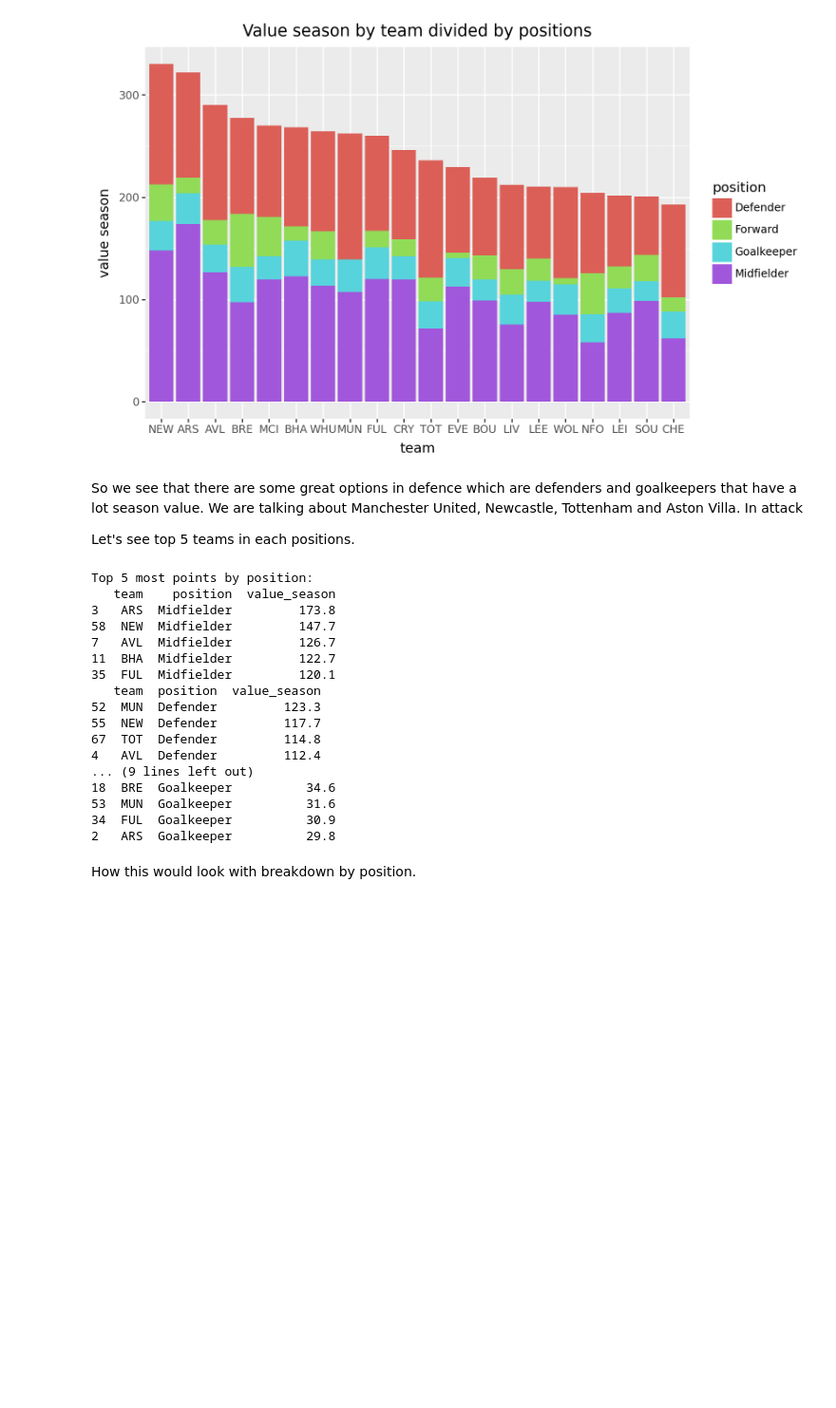
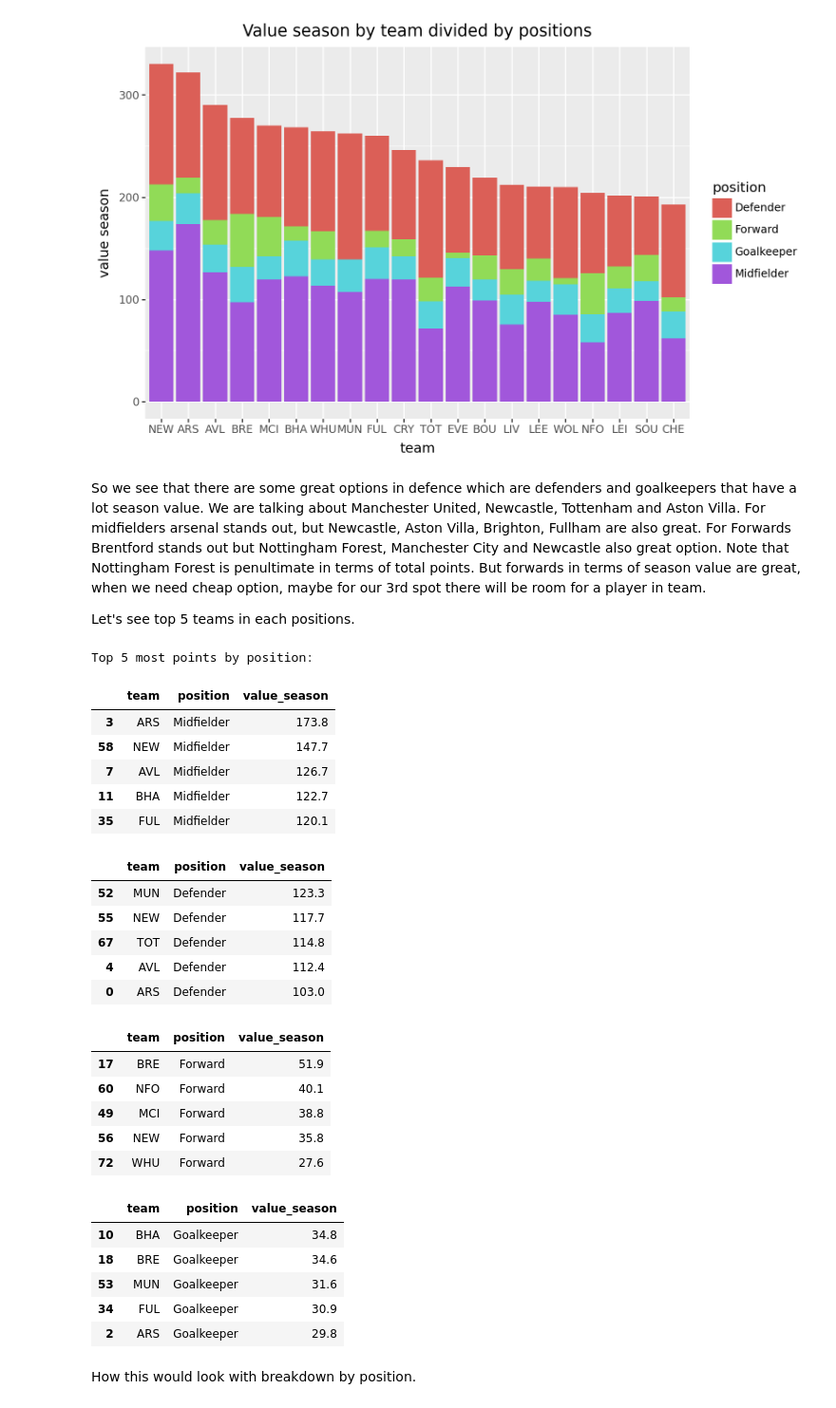
Before and after one commit to matpasternak/fpl_22_23, a Jupyter notebook: 2_Data_analysis.ipynb, the cells around one changed output. Shown at 95% size. Cells and saved outputs as stored; diff of their text form; code cells hidden in the pictures; blank space fills up the shorter version.

```diff
--- a/2_Data_analysis.ipynb
+++ b/2_Data_analysis.ipynb
@@ -274,32 +297,42 @@ p8.show()
 # %% [output]
 [figure]
 # %% [markdown]
-So we see that there are some great options in defence which are defenders and goalkeepers that have a lot season value. We are talking about Manchester United, Newcastle, Tottenham and Aston Villa. In attack
+So we see that there are some great options in defence which are defenders and goalkeepers that have a lot season value. We are talking about Manchester United, Newcastle, Tottenham and Aston Villa. For midfielders arsenal stands out, but Newcastle, Aston Villa, Brighton, Fullham are also great. For Forwards Brentford stands out but Nottingham Forest, Manchester City and Newcastle also great option. Note that Nottingham Forest is penultimate in terms of total points. But forwards in terms of season value are great, when we need cheap option, maybe for our 3rd spot there will be room for a player in team.
 
 Let's see top 5 teams in each positions.
 # %%
 #top 5 teams lead in value season by position
 print('Top 5 most points by position: ')
-print(vs_p_df[vs_p_df['position'] == 'Midfielder'].sort_values(by=['value_season'],ascending=False).head(5))
-print(vs_p_df[vs_p_df['position'] == 'Defender'].sort_values(by=['value_season'],ascending=False).head(5))
-print(vs_p_df[vs_p_df['position'] == 'Forward'].sort_values(by=['value_season'],ascending=False).head(5))
-print(vs_p_df[vs_p_df['position'] == 'Goalkeeper'].sort_values(by=['value_season'],ascending=False).head(5))
+a = vs_p_df[vs_p_df['position'] == 'Midfielder'].sort_values(by=['value_season'],ascending=False).head(5)
+b = vs_p_df[vs_p_df['position'] == 'Defender'].sort_values(by=['value_season'],ascending=False).head(5)
+c = vs_p_df[vs_p_df['position'] == 'Forward'].sort_values(by=['value_season'],ascending=False).head(5)
+d = vs_p_df[vs_p_df['position'] == 'Goalkeeper'].sort_values(by=['value_season'],ascending=False).head(5)
+
+side_by_side(a,b,c,d)
 # %% [output]
 Top 5 most points by position:
-   team    position  value_season
-3   ARS  Midfielder         173.8
-58  NEW  Midfielder         147.7
-7   AVL  Midfielder         126.7
-11  BHA  Midfielder         122.7
-35  FUL  Midfielder         120.1
-   team  position  value_season
-52  MUN  Defender         123.3
-55  NEW  Defender         117.7
-67  TOT  Defender         114.8
-4   AVL  Defender         112.4
-... (9 lines left out)
-18  BRE  Goalkeeper          34.6
-53  MUN  Goalkeeper          31.6
-34  FUL  Goalkeeper          30.9
-2   ARS  Goalkeeper          29.8
+|  | team | position | value_season |
+| 3 | ARS | Midfielder | 173.8 |
+| 58 | NEW | Midfielder | 147.7 |
+| 7 | AVL | Midfielder | 126.7 |
+| 11 | BHA | Midfielder | 122.7 |
+| 35 | FUL | Midfielder | 120.1 |
+|  | team | position | value_season |
+| 52 | MUN | Defender | 123.3 |
+| 55 | NEW | Defender | 117.7 |
+| 67 | TOT | Defender | 114.8 |
+| 4 | AVL | Defender | 112.4 |
+| 0 | ARS | Defender | 103.0 |
+|  | team | position | value_season |
+| 17 | BRE | Forward | 51.9 |
+| 60 | NFO | Forward | 40.1 |
+| 49 | MCI | Forward | 38.8 |
+| 56 | NEW | Forward | 35.8 |
+| 72 | WHU | Forward | 27.6 |
+|  | team | position | value_season |
+| 10 | BHA | Goalkeeper | 34.8 |
+| 18 | BRE | Goalkeeper | 34.6 |
+| 53 | MUN | Goalkeeper | 31.6 |
+| 34 | FUL | Goalkeeper | 30.9 |
+| 2 | ARS | Goalkeeper | 29.8 |
 # %% [markdown]
```
Also changed, not shown: parts of 8 cells of this notebook.
